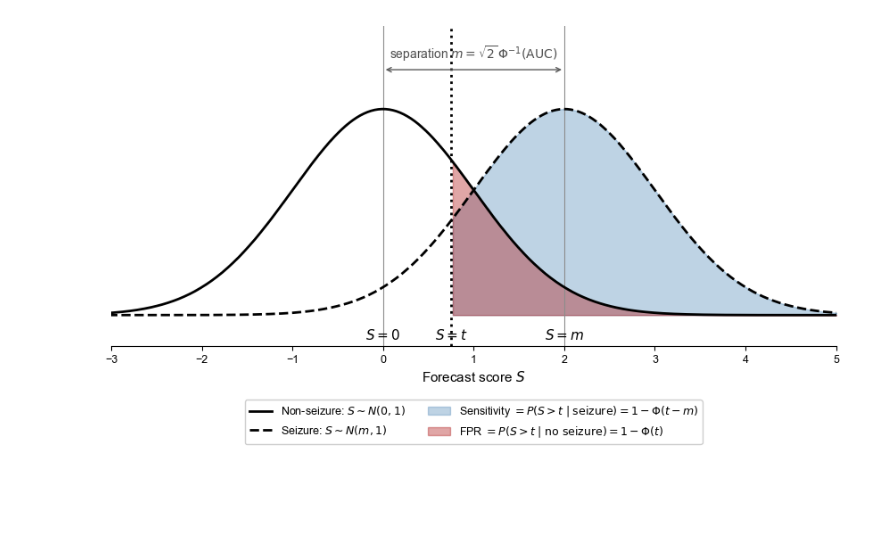
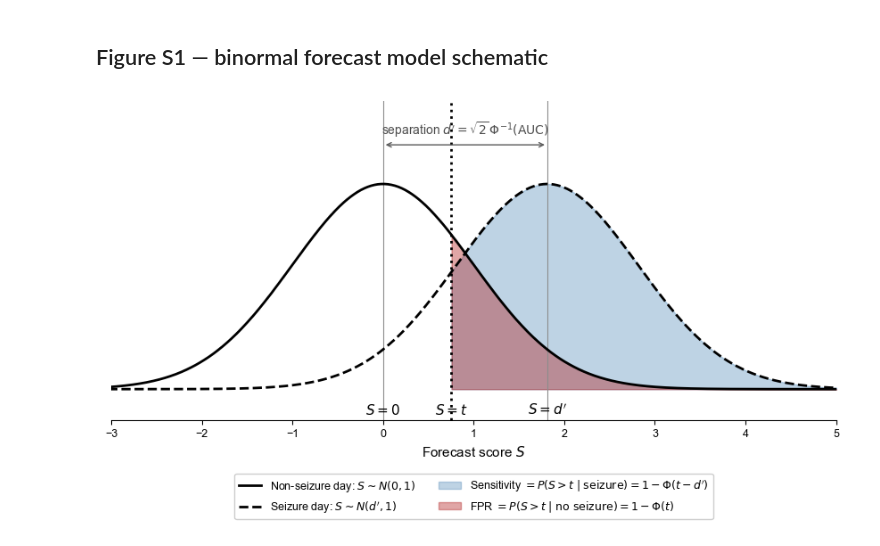
Before and after one commit to bdsp-core/seizure_forecasting_crash_analysis, a Jupyter notebook: crashes_vs_TiW.ipynb, the cells around one changed output. Saved outputs shown, nothing was run; the diff lists cells and outputs as text; code cells hidden in the pictures; blank space fills up the shorter version.

```diff
--- a/crashes_vs_TiW.ipynb
+++ b/crashes_vs_TiW.ipynb
@@ -381,59 +160,36 @@ DRIVING DAYS PER YEAR (at key AUC values):
+# %% [markdown]
+## Figure S1 — binormal forecast model schematic
 # %%
-import numpy as np
-import matplotlib.pyplot as plt
-from scipy.stats import norm
-
-# Parameters for schematic
-m = 2.0        # example separation (corresponds to AUC ≈ 0.92)
-t = 0.75       # example threshold for illustration
-x = np.linspace(-4, 6, 500)
-y_non = norm.pdf(x, 0, 1)
-y_seiz = norm.pdf(x, m, 1)
+d = np.sqrt(2) * norm.ppf(0.90)   # d' at AUC 0.90
+t = 0.75                          # illustrative threshold
+x = np.linspace(-4, 6, 800)
+y_non, y_seiz = norm.pdf(x, 0, 1), norm.pdf(x, d, 1)
 
 fig, ax = plt.subplots(figsize=(8.5, 5))
-
-# --- Score distributions ---
-ax.plot(x, y_non, color='black', linewidth=2, label=r'Non-seizure: $S \sim N(0, 1)$')
-ax.plot(x, y_seiz, color='black', linestyle='--', linewidth=2, label=r'Seizure: $S \sim N(m, 1)$')
-
-# --- Shaded regions: sensitivity (under dashed, right of t) and FPR (under solid, right of t) ---
-mask_right = x > t
-ax.fill_between(x[mask_right], 0, y_seiz[mask_right],
-                color='steelblue', alpha=0.35, label=r'Sensitivity $= P(S > t \mid \mathrm{seizure}) = 1 - \Phi(t - m)$')
-ax.fill_between(x[mask_right], 0, y_non[mask_right],
-                color='firebrick', alpha=0.40, label=r'FPR $= P(S > t \mid \mathrm{no\ seizure}) = 1 - \Phi(t)$')
-
-# --- Vertical anchors at S = 0, S = m, S = t ---
-ax.axvline(0, color='0.55', linestyle='-', linewidth=0.8, zorder=1)
-ax.axvline(m, color='0.55', linestyle='-', linewidth=0.8, zorder=1)
-ax.axvline(t, color='black', linestyle=':', linewidth=2, zorder=2)
-
-# Anchor labels below the x-axis
-ax.text(0, -0.025, r'$S = 0$', ha='center', va='top', fontsize=11)
-ax.text(m, -0.025, r'$S = m$', ha='center', va='top', fontsize=11)
-ax.text(t, -0.025, r'$S = t$', ha='center', va='top', fontsize=11)
-
-# Bracket above the curves showing the AUC↔m relationship
-y_bracket = 0.475
-ax.annotate('', xy=(0, y_bracket), xytext=(m, y_bracket),
-            arrowprops=dict(arrowstyle='<->', linewidth=1.0, color='0.35'))
-ax.text(m/2, y_bracket + 0.012, r'separation $m = \sqrt{2}\,\Phi^{-1}(\mathrm{AUC})$',
-        ha='center', va='bottom', fontsize=10, color='0.3')
-
-# --- Formatting ---
+ax.plot(x, y_non, color="black", lw=2, label=r"Non-seizure day: $S \sim N(0, 1)$")
+ax.plot(x, y_seiz, color="black", ls="--", lw=2, label=r"Seizure day: $S \sim N(d', 1)$")
+right = x > t
+ax.fill_between(x[right], 0, y_seiz[right], color="steelblue", alpha=0.35,
+                label=r"Sensitivity $= P(S > t \mid \mathrm{seizure}) = 1 - \Phi(t - d')$")
+ax.fill_between(x[right], 0, y_non[right], color="firebrick", alpha=0.40,
+                label=r"FPR $= P(S > t \mid \mathrm{no\ seizure}) = 1 - \Phi(t)$")
+ax.axvline(0, color="0.55", lw=0.8, zorder=1)
+ax.axvline(d, color="0.55", lw=0.8, zorder=1)
+ax.axvline(t, color="black", ls=":", lw=2, zorder=2)
+for xv, txt in [(0, r"$S = 0$"), (d, r"$S = d'$"), (t, r"$S = t$")]:
+    ax.text(xv, -0.025, txt, ha="center", va="top", fontsize=11)
+yb = 0.475
+ax.annotate("", xy=(0, yb), xytext=(d, yb), arrowprops=dict(arrowstyle="<->", lw=1.0, color="0.35"))
+ax.text(d / 2, yb + 0.012, r"separation $d' = \sqrt{2}\,\Phi^{-1}(\mathrm{AUC})$",
+        ha="center", va="bottom", fontsize=10, color="0.3")
 ax.set_xlim(-3, 5)
 ax.set_ylim(-0.06, 0.56)
-ax.set_xlabel(r'Forecast score $S$', fontsize=11)
+ax.set_xlabel(r"Forecast score $S$", fontsize=11)
 ax.set_yticks([])
-ax.spines['top'].set_visible(False)
-ax.spines['right'].set_visible(False)
-ax.spines['left'].set_visible(False)
-ax.legend(loc='upper center', bbox_to_anchor=(0.5, -0.15), ncol=2,
-          fontsize=9, framealpha=0.95)
-
+ax.spines[["top", "right", "left"]].set_visible(False)
+ax.legend(loc="upper center", bbox_to_anchor=(0.5, -0.15), ncol=2, fontsize=9, framealpha=0.95)
 plt.tight_layout()
-fig.savefig('Figure_S1.pdf', bbox_inches='tight')
-fig.savefig('Figure_S1.png', bbox_inches='tight', dpi=300)
+save(fig, "Figure_S1")
 plt.show()
 # %% [output]
-[figure, old version]
+[figure, new version]
```
Also changed, not shown: parts of 20 cells of this notebook, 18 other files.
